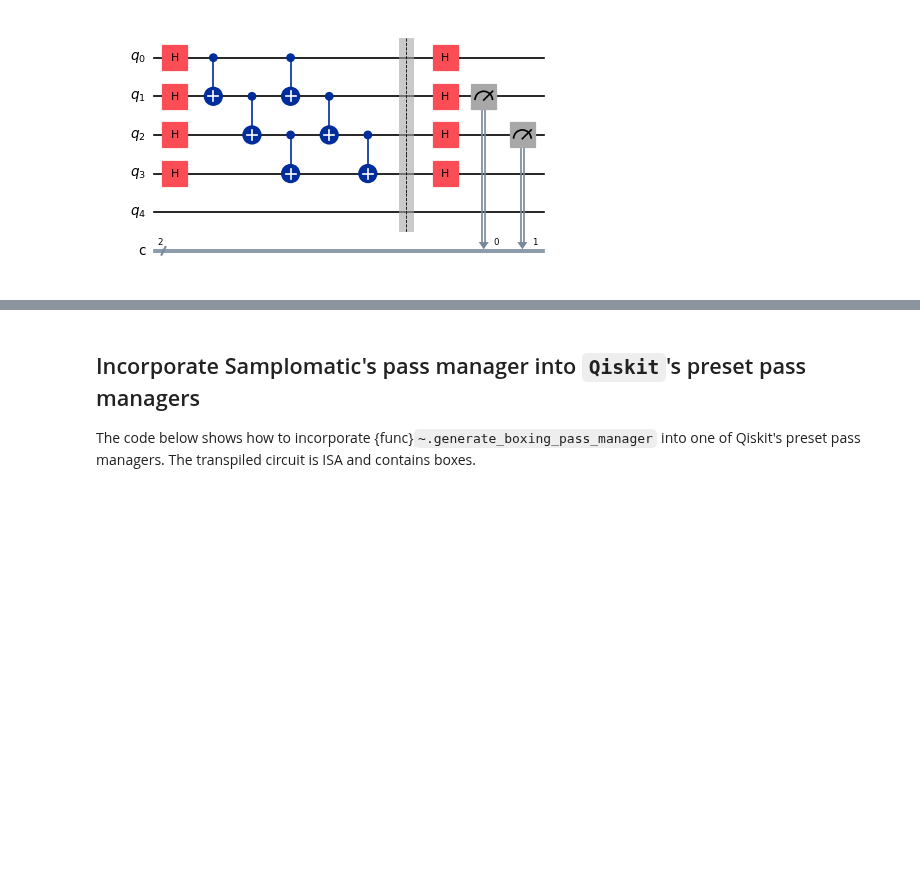
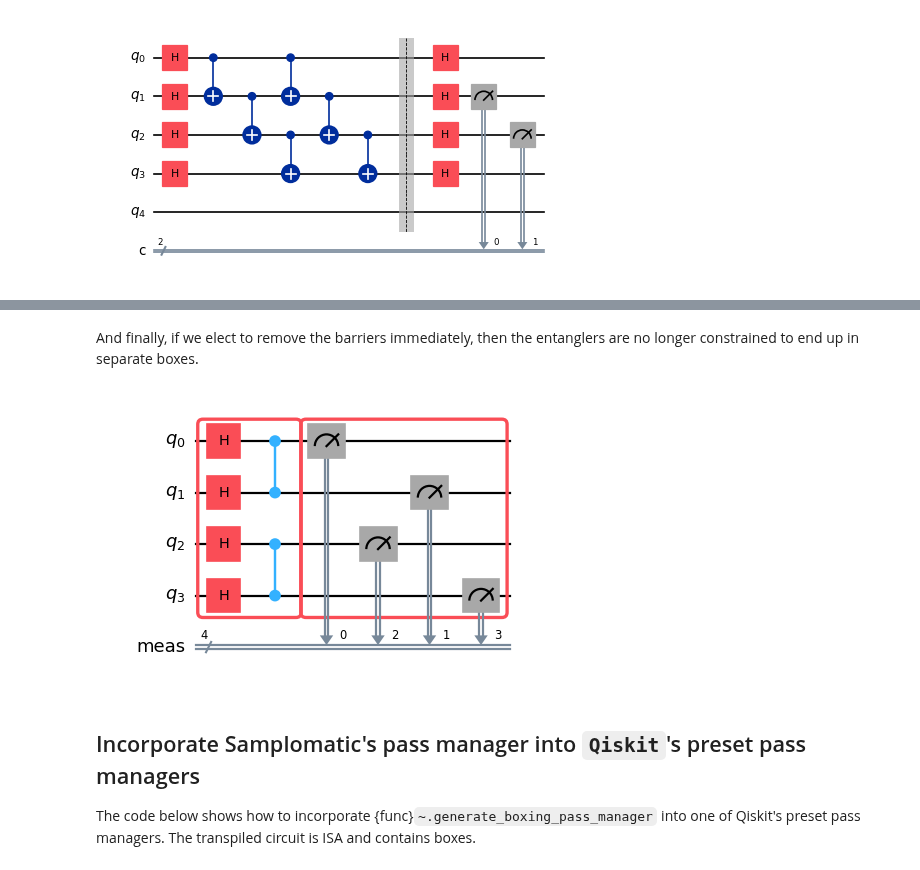
Before and after one commit to Qiskit/samplomatic, a Jupyter notebook: docs/guides/transpiler.ipynb, the cells around one changed output, grey strips where cells are left out. Saved outputs shown, nothing was run; the diff lists cells and outputs as text; code cells hidden in the pictures; blank space fills up the shorter version.

```diff
--- a/docs/guides/transpiler.ipynb
+++ b/docs/guides/transpiler.ipynb
@@ -198,3 +199,12 @@ with larger depths.
+# %% [markdown]
+And finally, if we elect to remove the barriers immediately, then the entanglers are no longer constrained to end up in separate boxes.
+# %%
+boxing_pass_manager = generate_boxing_pass_manager(remove_barriers="immediately")
+
+transpiled_circuit = boxing_pass_manager.run(circuit_with_barrier)
+transpiled_circuit.draw("mpl", scale=0.8)
+# %% [output]
+[figure, added]
 # %% [markdown]
 ## Incorporate Samplomatic's pass manager into `Qiskit`'s preset pass managers
 
```
Also changed, not shown: parts of 13 cells of this notebook.
